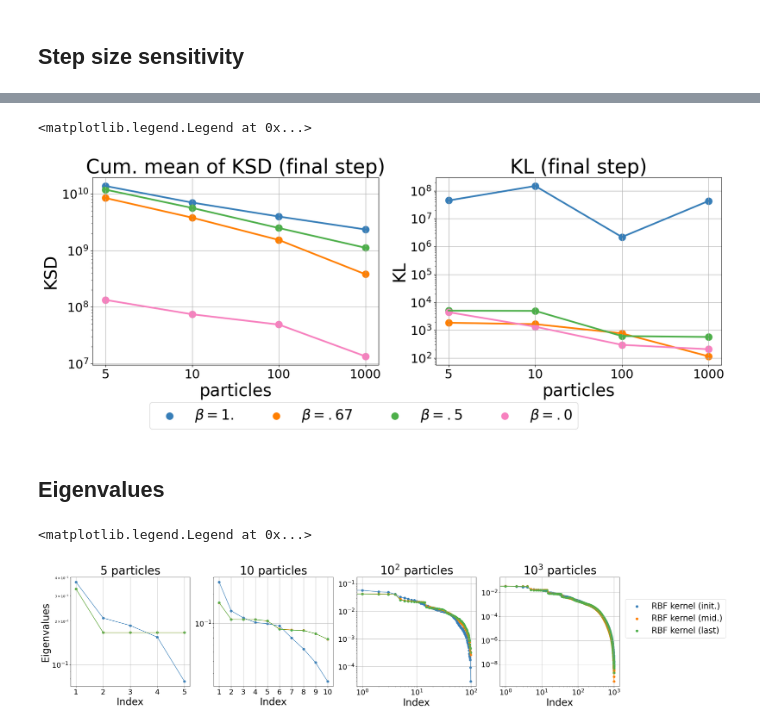
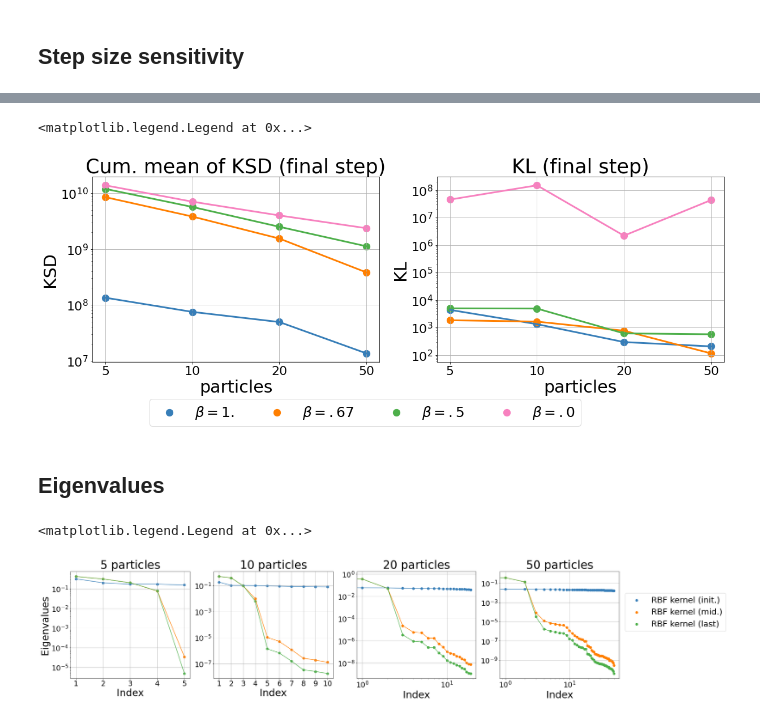
Before and after one commit to msfuji0211/svgd_convergence, a Jupyter notebook: BLR/plot2.ipynb, the cells around one changed output, grey strips where cells are left out. Saved outputs shown, nothing was run; the diff lists cells and outputs as text; code cells hidden in the pictures.

```diff
--- a/BLR/plot2.ipynb
+++ b/BLR/plot2.ipynb
@@ -345,21 +355,21 @@ Text(0.5, 0, 'iterations')
 # %%
 plt.figure(figsize=(20,6))
-particles_list = [5, 10, 100, 1000]
+particles_list = [5, 10, 20, 50]
 
 plt.subplot(1,2,1)
-ksd_rbf_1 = [cum_ksd_rbf_5[-1], cum_ksd_rbf_10[-1], cum_ksd_rbf_20[-1], cum_ksd_rbf_50[-1]]
+ksd_rbf_0 = [cum_ksd_rbf_5[-1], cum_ksd_rbf_10[-1], cum_ksd_rbf_20[-1], cum_ksd_rbf_50[-1]]
 ksd_rbf_67 = [cum_ksd_rbf_67_5[-1], cum_ksd_rbf_67_10[-1], cum_ksd_rbf_67_20[-1], cum_ksd_rbf_67_50[-1]]
 ksd_rbf_sqrt = [cum_ksd_rbf_sqrt_5[-1], cum_ksd_rbf_sqrt_10[-1], cum_ksd_rbf_sqrt_20[-1], cum_ksd_rbf_sqrt_50[-1]]
-ksd_rbf_0 = [cum_ksd_rbf_1_5[-1], cum_ksd_rbf_1_10[-1], cum_ksd_rbf_1_20[-1], cum_ksd_rbf_1_50[-1]]
+ksd_rbf_1 = [cum_ksd_rbf_1_5[-1], cum_ksd_rbf_1_10[-1], cum_ksd_rbf_1_20[-1], cum_ksd_rbf_1_50[-1]]
 
 x = range(len(particles_list))
 plt.scatter(x, ksd_rbf_1, s=150, label='Final KSD w./ RBF',c='#377eb8')
 plt.plot(x, ksd_rbf_1, linewidth=3,c='#377eb8')
-plt.scatter(x, ksd_rbf_67, s=150, label='Final KSD w./ linear',c='#ff7f00')
+plt.scatter(x, ksd_rbf_67, s=150, label='Final KSD w./ RBF',c='#ff7f00')
 plt.plot(x, ksd_rbf_67, linewidth=3,c='#ff7f00')
-plt.scatter(x, ksd_rbf_sqrt, s=150, label='Final KSD w./ linear',c='#4daf4a')
+plt.scatter(x, ksd_rbf_sqrt, s=150, label='Final KSD w./ RBF',c='#4daf4a')
 plt.plot(x, ksd_rbf_sqrt, linewidth=3,c='#4daf4a')
-plt.scatter(x, ksd_rbf_0, s=150, label='Final KSD w./ linear',c='#f781bf')
+plt.scatter(x, ksd_rbf_0, s=150, label='Final KSD w./ RBF',c='#f781bf')
 plt.plot(x, ksd_rbf_0, linewidth=3,c='#f781bf')
 plt.xticks(x, particles_list)
 plt.grid(True)
@@ -373,10 +383,10 @@ plt.title('Cum. mean of KSD (final step)',fontsize=35)
 
 plt.subplot(1,2,2)
 
-kl_rbf_1 = [kl_rbf_5[-1], kl_rbf_10[-1], kl_rbf_20[-1], kl_rbf_50[-1]]
+kl_rbf_0 = [kl_rbf_5[-1], kl_rbf_10[-1], kl_rbf_20[-1], kl_rbf_50[-1]]
 kl_rbf_67 = [kl_rbf_67_5[-1], kl_rbf_67_10[-1], kl_rbf_67_20[-1], kl_rbf_67_50[-1]]
 kl_rbf_sqrt = [kl_rbf_sqrt_5[-1], kl_rbf_sqrt_10[-1], kl_rbf_sqrt_20[-1], kl_rbf_sqrt_50[-1]]
-kl_rbf_0 = [kl_rbf_1_5[-1], kl_rbf_1_10[-1], kl_rbf_1_20[-1], kl_rbf_1_50[-1]]
+kl_rbf_1 = [kl_rbf_1_5[-1], kl_rbf_1_10[-1], kl_rbf_1_20[-1], kl_rbf_1_50[-1]]
 
 x = range(len(particles_list))
 plt.scatter(x, kl_rbf_1, s=150, label=r'$\beta=1.$',c='#377eb8')
@@ -399,19 +409,19 @@ plt.title('KL (final step)',fontsize=35)
 plt.legend(bbox_to_anchor=(-1, -0.2), loc='upper left', borderaxespad=0, fontsize=25, ncol = 4)
 # %% [output]
 <matplotlib.legend.Legend at 0x...>
-[figure, old version]
+[figure, new version]
 # %% [markdown]
 ## Eigenvalues
 # %%
-kl_rbf_5, ksd_rbf_5, eig_rbf_5 = np.load(results_path+'kl_rbf_0.67_5.npy'), np.load(results_path+'ksd_rbf_0.67_5.npy'), np.load(results_path+'eig_rbf_0.67_5.npy')
-kl_rbf_10, ksd_rbf_10, eig_rbf_10 = np.load(results_path+'kl_rbf_0.67_10.npy'), np.load(results_path+'ksd_rbf_0.67_10.npy'), np.load(results_path+'eig_rbf_0.67_10.npy')
-kl_rbf_100, ksd_rbf_100, eig_rbf_100 = np.load(results_path+'kl_rbf_0.67_100.npy'), np.load(results_path+'ksd_rbf_0.67_100.npy'), np.load(results_path+'eig_rbf_0.67_100.npy')
-kl_rbf_1000, ksd_rbf_1000, eig_rbf_1000 = np.load(results_path+'kl_rbf_0.67_1000.npy'), np.load(results_path+'ksd_rbf_0.67_1000.npy'), np.load(results_path+'eig_rbf_0.67_1000.npy')
-
-cum_kl_rbf_5, cum_ksd_rbf_5 = cumulative_mean(kl_rbf_5), cumulative_mean(ksd_rbf_5)
-cum_kl_rbf_10, cum_ksd_rbf_10 = cumulative_mean(kl_rbf_10), cumulative_mean(ksd_rbf_10)
-cum_kl_rbf_100, cum_ksd_rbf_100 = cumulative_mean(kl_rbf_100), cumulative_mean(ksd_rbf_100)
-cum_kl_rbf_1000, cum_ksd_rbf_1000 = cumulative_mean(kl_rbf_1000), cumulative_mean(ksd_rbf_1000)
+#kl_rbf_5, ksd_rbf_5, eig_rbf_5 = np.load(results_path+'kl_rbf_0.67_5.npy'), np.load(results_path+'ksd_rbf_0.67_5.npy'), np.load(results_path+'eig_rbf_0.67_5.npy')
+#kl_rbf_10, ksd_rbf_10, eig_rbf_10 = np.load(results_path+'kl_rbf_0.67_10.npy'), np.load(results_path+'ksd_rbf_0.67_10.npy'), np.load(results_path+'eig_rbf_0.67_10.npy')
+#kl_rbf_100, ksd_rbf_100, eig_rbf_100 = np.load(results_path+'kl_rbf_0.67_100.npy'), np.load(results_path+'ksd_rbf_0.67_100.npy'), np.load(results_path+'eig_rbf_0.67_100.npy')
+#kl_rbf_1000, ksd_rbf_1000, eig_rbf_1000 = np.load(results_path+'kl_rbf_0.67_1000.npy'), np.load(results_path+'ksd_rbf_0.67_1000.npy'), np.load(results_path+'eig_rbf_0.67_1000.npy')
+#
+#cum_kl_rbf_5, cum_ksd_rbf_5 = cumulative_mean(kl_rbf_5), cumulative_mean(ksd_rbf_5)
+#cum_kl_rbf_10, cum_ksd_rbf_10 = cumulative_mean(kl_rbf_10), cumulative_mean(ksd_rbf_10)
+#cum_kl_rbf_100, cum_ksd_rbf_100 = cumulative_mean(kl_rbf_100), cumulative_mean(ksd_rbf_100)
+#cum_kl_rbf_1000, cum_ksd_rbf_1000 = cumulative_mean(kl_rbf_1000), cumulative_mean(ksd_rbf_1000)
 # %%
 plt.figure(figsize=(30,6))
 
@@ -459,52 +469,52 @@ plt.yticks(fontsize=22)
 plt.xlabel('Index',fontsize=30)
 plt.title('$10$ particles',fontsize=35)
 
 plt.subplot(1,4,3)
-particles_list = np.arange(1,101,1)
+particles_list = np.arange(1,21,1)
 x = range(len(particles_list))
-p = eig_rbf_100[0].shape
+p = eig_rbf_20[0].shape
 
 
-plt.scatter(x, eig_rbf_100[0]/p, s=50, c='#377eb8')
-plt.plot(x, eig_rbf_100[0]/p, c='#377eb8')
-plt.scatter(x, eig_rbf_100[1]/p, s=50, c='#ff7f00')
-plt.plot(x, eig_rbf_100[1]/p, c='#ff7f00')
-plt.scatter(x, eig_rbf_100[2]/p, s=50, c='#4daf4a')
-plt.plot(x, eig_rbf_100[2]/p, c='#4daf4a')
+plt.scatter(x, eig_rbf_20[0]/p, s=50, c='#377eb8')
+plt.plot(x, eig_rbf_20[0]/p, c='#377eb8')
+plt.scatter(x, eig_rbf_20[1]/p, s=50, c='#ff7f00')
+plt.plot(x, eig_rbf_20[1]/p, c='#ff7f00')
+plt.scatter(x, eig_rbf_20[2]/p, s=50, c='#4daf4a')
+plt.plot(x, eig_rbf_20[2]/p, c='#4daf4a')
 
 plt.xticks(x, particles_list)
 plt.yscale('log')
 plt.xscale('log')
 plt.grid(True)
 plt.xticks(fontsize=22)
 plt.yticks(fontsize=22)
 plt.xlabel('Index',fontsize=30)
-plt.title('$10^{2}$ particles',fontsize=35)
+plt.title('$20$ particles',fontsize=35)
 
 plt.subplot(1,4,4)
-particles_list = np.arange(1,1001,1)
+particles_list = np.arange(1,51,1)
 x = range(len(particles_list))
-p = eig_rbf_1000[0].shape
+p = eig_rbf_50[0].shape
 
-plt.scatter(x, eig_rbf_1000[0]/p, s=50, c='#377eb8', label='RBF kernel (init.)')
-plt.plot(x, eig_rbf_1000[0]/p, c='#377eb8')
-plt.scatter(x, eig_rbf_1000[1]/p, s=50, c='#ff7f00', label='RBF kernel (mid.)')
-plt.plot(x, eig_rbf_1000[1]/p, c='#ff7f00')
-plt.scatter(x, eig_rbf_1000[2]/p, s=50, c='#4daf4a', label='RBF kernel (last)')
-plt.plot(x, eig_rbf_1000[2]/p, c='#4daf4a')
+plt.scatter(x, eig_rbf_50[0]/p, s=50, c='#377eb8', label='RBF kernel (init.)')
+plt.plot(x, eig_rbf_50[0]/p, c='#377eb8')
+plt.scatter(x, eig_rbf_50[1]/p, s=50, c='#ff7f00', label='RBF kernel (mid.)')
+plt.plot(x, eig_rbf_50[1]/p, c='#ff7f00')
+plt.scatter(x, eig_rbf_50[2]/p, s=50, c='#4daf4a', label='RBF kernel (last)')
+plt.plot(x, eig_rbf_50[2]/p, c='#4daf4a')
 
 plt.xticks(x, particles_list)
 plt.yscale('log')
 plt.xscale('log')
 plt.grid(True)
 plt.xticks(fontsize=22)
 plt.yticks(fontsize=22)
 plt.xlabel('Index',fontsize=30)
-plt.title('$10^{3}$ particles',fontsize=35)
+plt.title('$50$ particles',fontsize=35)
 plt.legend(bbox_to_anchor=(1.05, 0.8), loc='upper left', borderaxespad=0, fontsize=25, ncol = 1)
 # %% [output]
 <matplotlib.legend.Legend at 0x...>
-[figure, old version]
+[figure, new version]
 # %%
 e_5 = [max(eig_rbf_5[0]/5), max(eig_rbf_5[1]/5), max(eig_rbf_5[2]/5)]
 e_10 = [max(eig_rbf_10[0]/10), max(eig_rbf_10[1]/10), max(eig_rbf_10[2]/10)]
```
Also changed, not shown: parts of 4 cells of this notebook.
